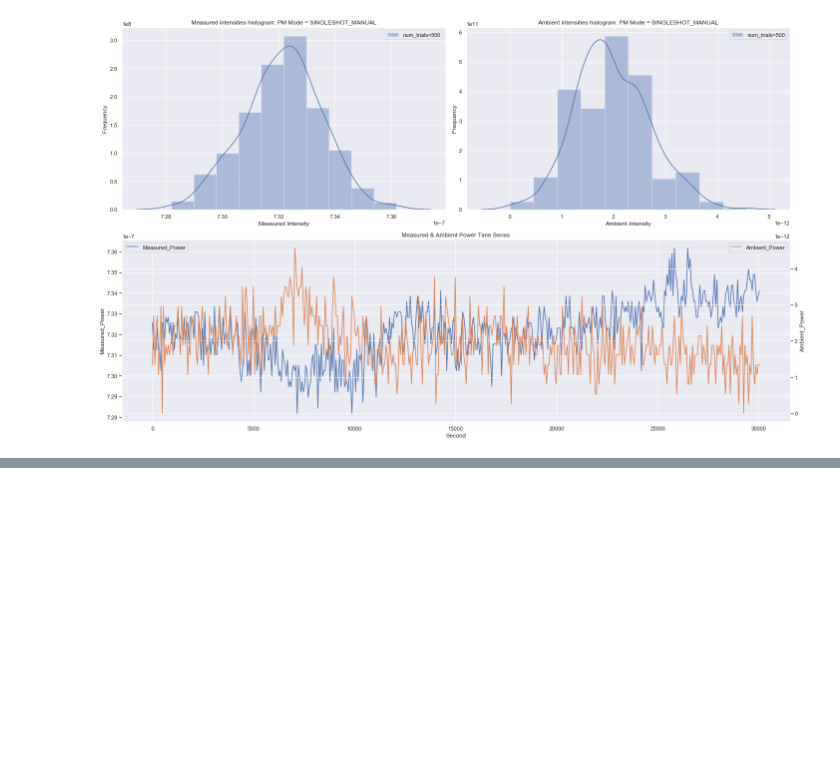
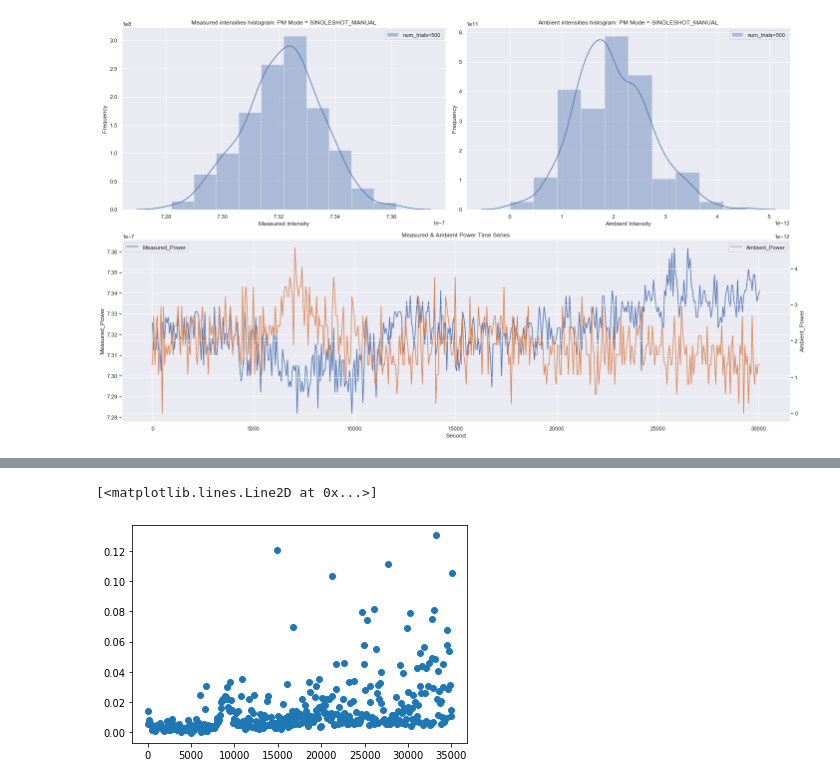
Before and after one commit to JerryLiuMY/OPMD, a Jupyter notebook: src/stability.ipynb, the cells around one changed output, grey strips where cells are left out. Cells and saved outputs as stored; diff of their text form; code cells hidden in the pictures; blank space fills up the shorter version.

```diff
--- a/src/stability.ipynb
+++ b/src/stability.ipynb
@@ -99,0 +76,5 @@ correl
+# %%
+plt.plot(medians, correls[:, 0, 1], 'o')
+# %% [output]
+[<matplotlib.lines.Line2D at 0x...>]
+[figure, added]
```
Also changed, not shown: parts of 10 cells of this notebook, 12 other files.
